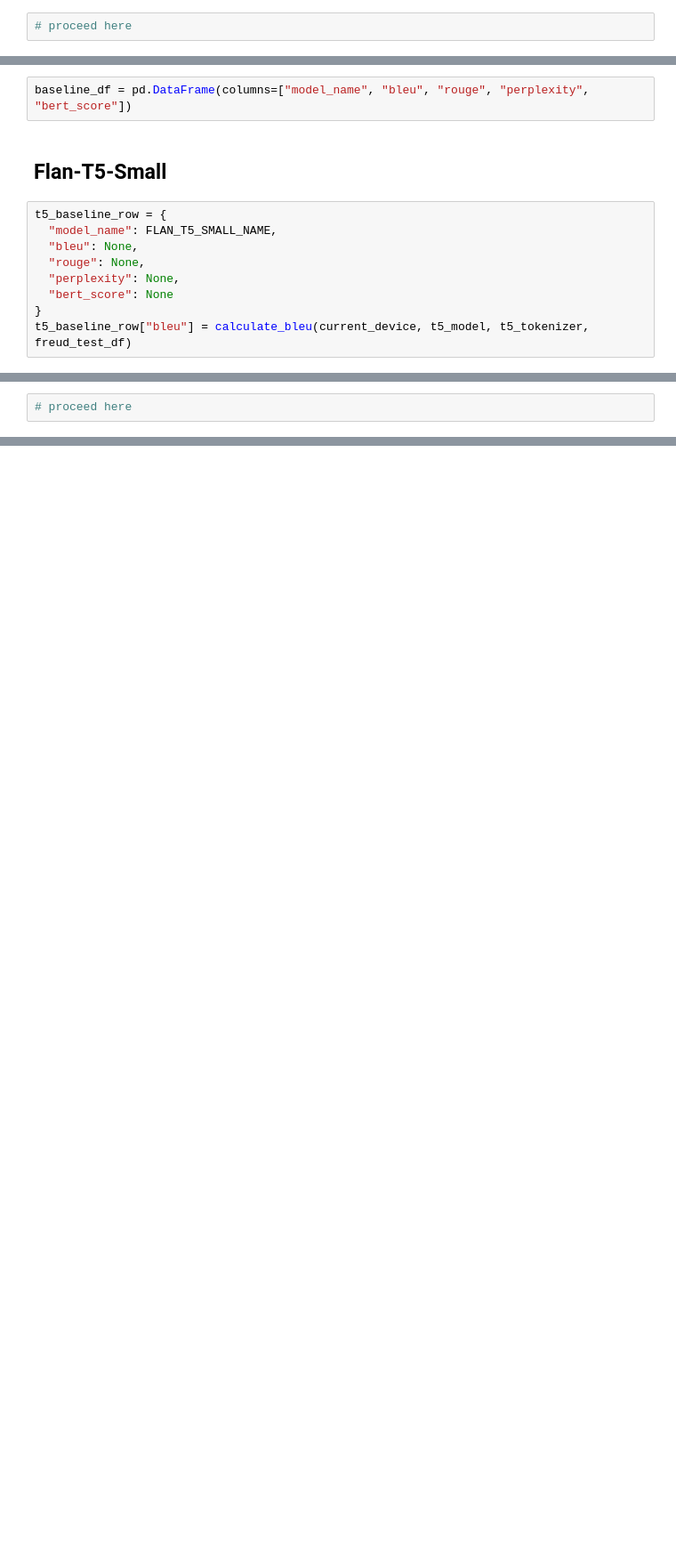
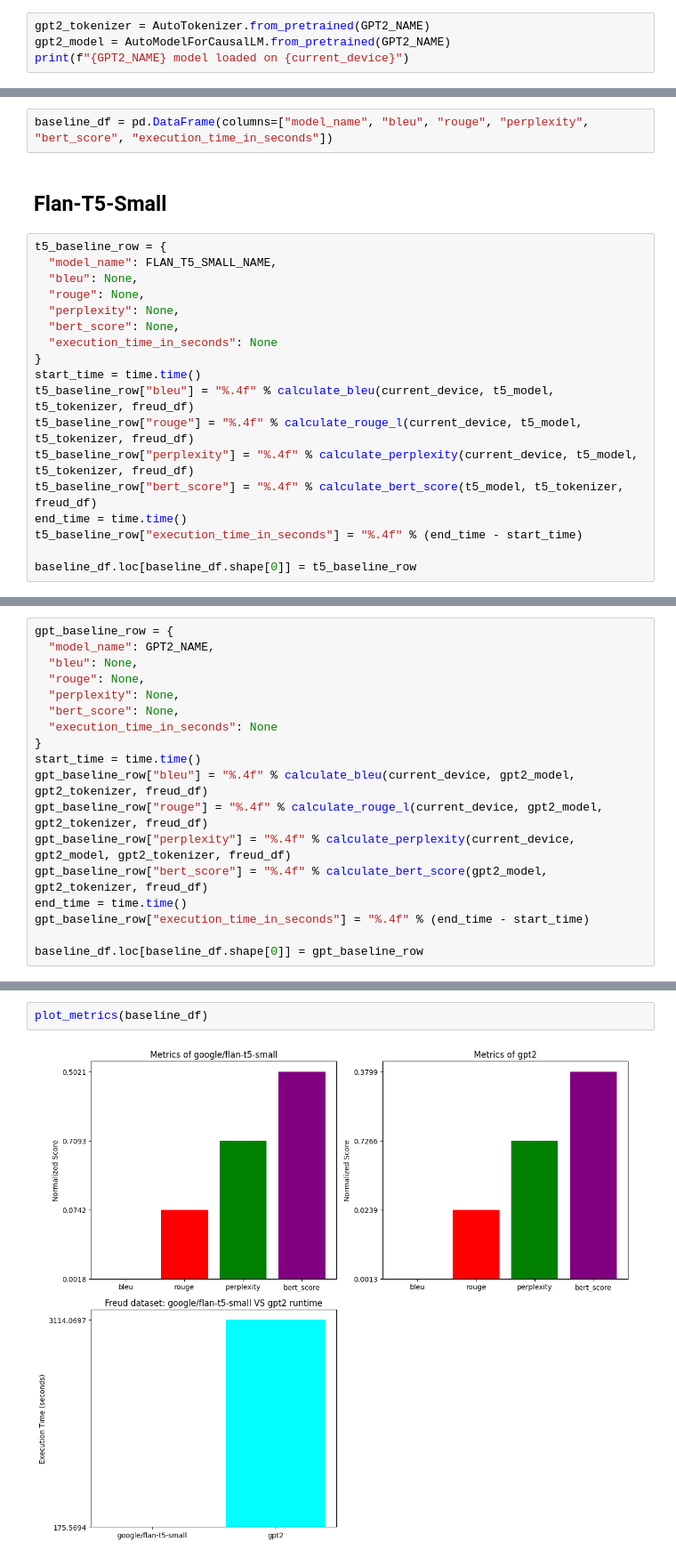
Before and after one commit to maxim-chn/nlp-dream-interpret, a Jupyter notebook: dream_interpret_by_maxim_chanturiay.ipynb, the cells around one changed output, grey strips where cells are left out. Shown at 89% size. Saved outputs shown, nothing was run; the diff lists cells and outputs as text; blank space fills up the shorter version.

Commit message:
Baseline observation completed.

```diff
--- a/dream_interpret_by_maxim_chanturiay.ipynb
+++ b/dream_interpret_by_maxim_chanturiay.ipynb
@@ -286,2 +379,4 @@ google/flan-t5-small model loaded on cpu
 # %%
-# proceed here
+gpt2_tokenizer = AutoTokenizer.from_pretrained(GPT2_NAME)
+gpt2_model = AutoModelForCausalLM.from_pretrained(GPT2_NAME)
+print(f"{GPT2_NAME} model loaded on {current_device}")
@@ -288,7 +385,7 @@ google/flan-t5-small model loaded on cpu
 # %% [markdown]
 # Baseline performance
 # %%
-baseline_df = pd.DataFrame(columns=["model_name", "bleu", "rouge", "perplexity", "bert_score"])
+baseline_df = pd.DataFrame(columns=["model_name", "bleu", "rouge", "perplexity", "bert_score", "execution_time_in_seconds"])
 # %% [markdown]
 ## Flan-T5-Small
 # %%
@@ -297,6 +394,15 @@ t5_baseline_row = {
   "bleu": None,
   "rouge": None,
   "perplexity": None,
-  "bert_score": None
+  "bert_score": None,
+  "execution_time_in_seconds": None
 }
-t5_baseline_row["bleu"] = calculate_bleu(current_device, t5_model, t5_tokenizer, freud_test_df)
+start_time = time.time()
+t5_baseline_row["bleu"] = "%.4f" % calculate_bleu(current_device, t5_model, t5_tokenizer, freud_df)
+t5_baseline_row["rouge"] = "%.4f" % calculate_rouge_l(current_device, t5_model, t5_tokenizer, freud_df)
+t5_baseline_row["perplexity"] = "%.4f" % calculate_perplexity(current_device, t5_model, t5_tokenizer, freud_df)
+t5_baseline_row["bert_score"] = "%.4f" % calculate_bert_score(t5_model, t5_tokenizer, freud_df)
+end_time = time.time()
+t5_baseline_row["execution_time_in_seconds"] = "%.4f" % (end_time - start_time)
+
+baseline_df.loc[baseline_df.shape[0]] = t5_baseline_row
@@ -305,2 +413,18 @@ t5_baseline_row["bleu"] = calculate_bleu(current_device, t5_model, t5_tokenizer,
 # %%
-# proceed here
+gpt_baseline_row = {
+  "model_name": GPT2_NAME,
+  "bleu": None,
+  "rouge": None,
+  "perplexity": None,
+  "bert_score": None,
+  "execution_time_in_seconds": None
+}
+start_time = time.time()
+gpt_baseline_row["bleu"] = "%.4f" % calculate_bleu(current_device, gpt2_model, gpt2_tokenizer, freud_df)
+gpt_baseline_row["rouge"] = "%.4f" % calculate_rouge_l(current_device, gpt2_model, gpt2_tokenizer, freud_df)
+gpt_baseline_row["perplexity"] = "%.4f" % calculate_perplexity(current_device, gpt2_model, gpt2_tokenizer, freud_df)
+gpt_baseline_row["bert_score"] = "%.4f" % calculate_bert_score(gpt2_model, gpt2_tokenizer, freud_df)
+end_time = time.time()
+gpt_baseline_row["execution_time_in_seconds"] = "%.4f" % (end_time - start_time)
+
+baseline_df.loc[baseline_df.shape[0]] = gpt_baseline_row
@@ -306,0 +456,4 @@ t5_baseline_row["bleu"] = calculate_bleu(current_device, t5_model, t5_tokenizer,
+# %%
+plot_metrics(baseline_df)
+# %% [output]
+[figure, added]
```
Also changed, not shown: parts of 24 cells of this notebook, 1 other file.
